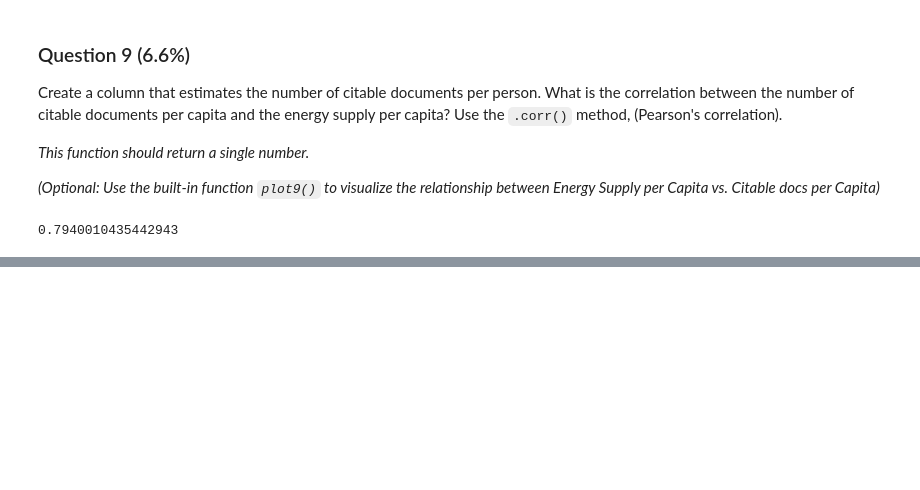
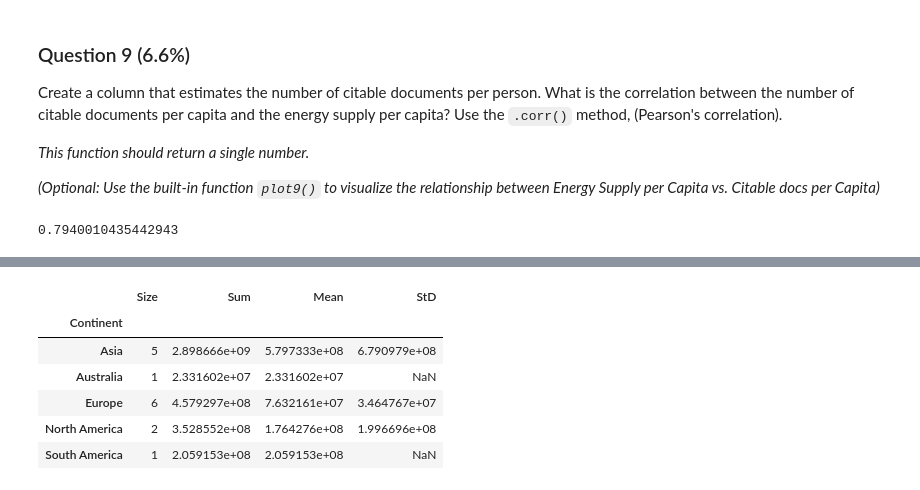
Before and after one commit to thewchan/python_data_science, a Jupyter notebook: intro_assignment_3.ipynb, the cells around one changed output, grey strips where cells are left out. Drawn from its saved outputs; the diff is of its cells as text; code cells hidden in the pictures; blank space fills up the shorter version.

```diff
--- a/intro_assignment_3.ipynb
+++ b/intro_assignment_3.ipynb
@@ -275,0 +329,35 @@ answer_nine()
+# %%
+def answer_eleven():
+    merged_df = answer_one().iloc[:15]
+    merged_df.loc[:, 'Population est.'] = merged_df.loc[:, 'Energy Supply'] / merged_df.loc[:, 'Energy Supply per Capita']
+    ContinentDict  = {'China':'Asia',
+                  'United States':'North America',
+                  'Japan':'Asia',
+                  'United Kingdom':'Europe',
+                  'Russian Federation':'Europe',
+                  'Canada':'North America',
+                  'Germany':'Europe',
+                  'India':'Asia',
+                  'France':'Europe',
+                  'South Korea':'Asia',
+                  'Italy':'Europe',
+                  'Spain':'Europe',
+                  'Iran':'Asia',
+                  'Australia':'Australia',
+                  'Brazil':'South America'}
+    merged_df.loc[:, 'Continent'] = pd.Series(ContinentDict)
+    continent_pop_df = pd.DataFrame()
+    continent_pop_df.loc[:, 'Size'] = merged_df.groupby('Continent').count().loc[:, 'Population est.']
+    continent_pop_df.loc[:, 'Sum'] = merged_df.groupby('Continent').sum().loc[:, 'Population est.']
+    continent_pop_df.loc[:, 'Mean'] = merged_df.groupby('Continent').mean().loc[:, 'Population est.']
+    continent_pop_df.loc[:, 'StD'] = merged_df.groupby('Continent').std().loc[:, 'Population est.']
+    return continent_pop_df
+answer_eleven()
+# %% [output]
+|  | Size | Sum | Mean | StD |
+| Continent |  |  |  |  |
+| Asia | 5 | 2.898666e+09 | 5.797333e+08 | 6.790979e+08 |
+| Australia | 1 | 2.331602e+07 | 2.331602e+07 | NaN |
+| Europe | 6 | 4.579297e+08 | 7.632161e+07 | 3.464767e+07 |
+| North America | 2 | 3.528552e+08 | 1.764276e+08 | 1.996696e+08 |
+| South America | 1 | 2.059153e+08 | 2.059153e+08 | NaN |
```
Also changed, not shown: parts of 8 cells of this notebook.
